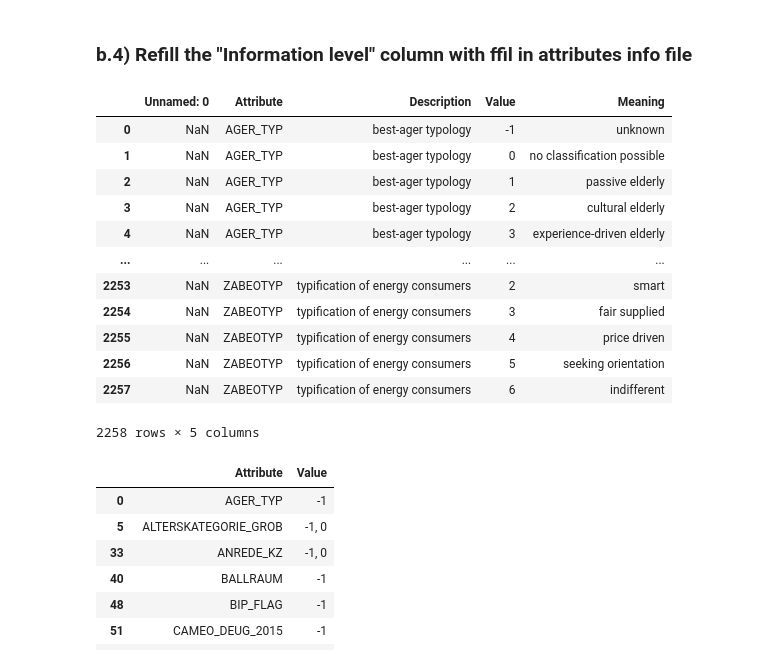
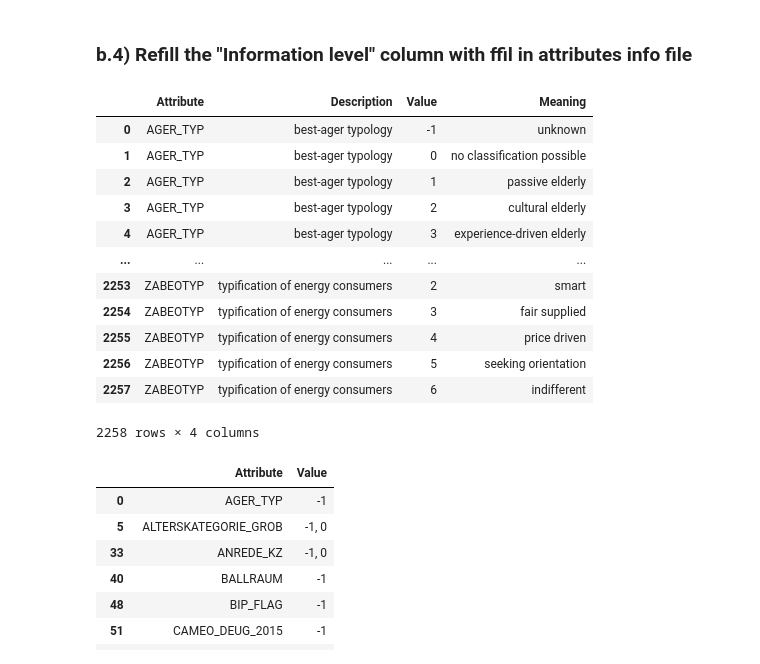
Before and after one commit to olgaferro/Bertelsmann-Arvato-Project, a Jupyter notebook: Arvato Project Workbook.ipynb, the cells around one changed output. Saved outputs shown, nothing was run; the diff lists cells and outputs as text; code cells hidden in the pictures.

```diff
--- a/Arvato Project Workbook.ipynb
+++ b/Arvato Project Workbook.ipynb
@@ -501,6 +501,8 @@ dias_attributes_levels_new.head(25)
 | 22 | NaN | Person | PRAEGENDE_JUGENDJAHRE | dominating movement in the person... | own typology modelled on differen... |
 | 23 | NaN | Person | RETOURTYP_BK_S | return type | NaN |
 | 24 | NaN | Person | SEMIO_SOZ | affinity indicating in what way t... | attributes in cooperation with Ka... |
+# %%
+dias_attributes_levels_new.drop(columns=['Unnamed: 0'], inplace=True)
 # %% [markdown]
 ### b.4) Refill the "Information level" column with ffil in attributes info file
 # %%
@@ -517,22 +519,24 @@ dias_attributes_levels_new.drop('Additional notes',axis=1,inplace=True)
 ### b.3a) Refill the  column with ffil in attibutes  values
 # %%
 dias_attributes_val_new.reset_index(drop=True, inplace=True)
+dias_attributes_val_new.drop(columns=['Unnamed: 0'], inplace=True)
+dias_attributes_levels_new
 dias_attributes_val_new.ffill(inplace=True)
 dias_attributes_val_new
 # %% [output]
-|  | Unnamed: 0 | Attribute | Description | Value | Meaning |
-| 0 | NaN | AGER_TYP | best-ager typology | -1 | unknown |
-| 1 | NaN | AGER_TYP | best-ager typology | 0 | no classification possible |
-| 2 | NaN | AGER_TYP | best-ager typology | 1 | passive elderly |
-| 3 | NaN | AGER_TYP | best-ager typology | 2 | cultural elderly |
-| 4 | NaN | AGER_TYP | best-ager typology | 3 | experience-driven elderly |
-| ... | ... | ... | ... | ... | ... |
-| 2253 | NaN | ZABEOTYP | typification of energy consumers | 2 | smart |
-| 2254 | NaN | ZABEOTYP | typification of energy consumers | 3 | fair supplied |
-| 2255 | NaN | ZABEOTYP | typification of energy consumers | 4 | price driven |
-| 2256 | NaN | ZABEOTYP | typification of energy consumers | 5 | seeking orientation |
-| 2257 | NaN | ZABEOTYP | typification of energy consumers | 6 | indifferent |
+|  | Attribute | Description | Value | Meaning |
+| 0 | AGER_TYP | best-ager typology | -1 | unknown |
+| 1 | AGER_TYP | best-ager typology | 0 | no classification possible |
+| 2 | AGER_TYP | best-ager typology | 1 | passive elderly |
+| 3 | AGER_TYP | best-ager typology | 2 | cultural elderly |
+| 4 | AGER_TYP | best-ager typology | 3 | experience-driven elderly |
+| ... | ... | ... | ... | ... |
+| 2253 | ZABEOTYP | typification of energy consumers | 2 | smart |
+| 2254 | ZABEOTYP | typification of energy consumers | 3 | fair supplied |
+| 2255 | ZABEOTYP | typification of energy consumers | 4 | price driven |
+| 2256 | ZABEOTYP | typification of energy consumers | 5 | seeking orientation |
+| 2257 | ZABEOTYP | typification of energy consumers | 6 | indifferent |
-2258 rows × 5 columns
+2258 rows × 4 columns
 # %%
 ### b.4) to list all the unknows values
 # %%
```
Also changed, not shown: parts of 40 cells of this notebook.
